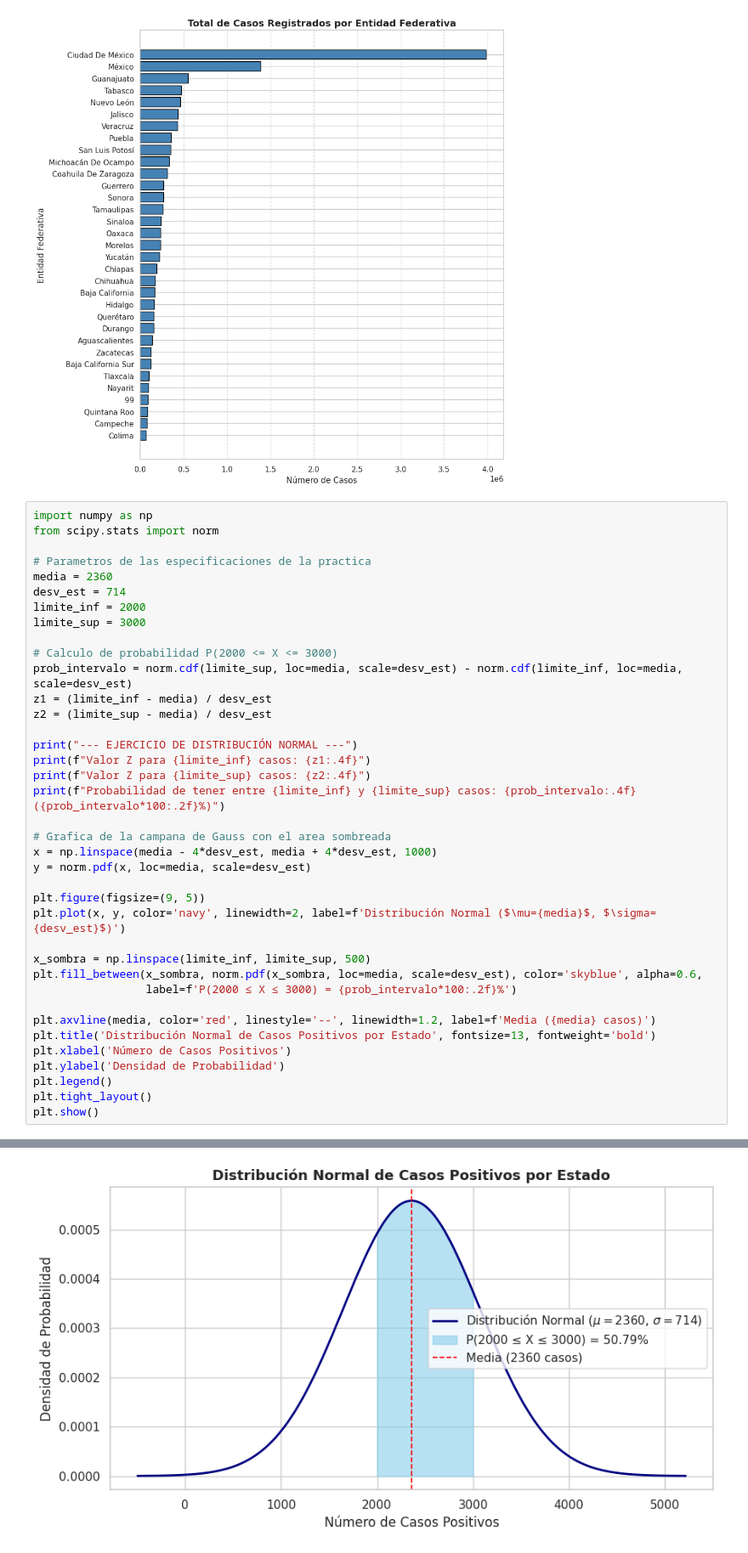
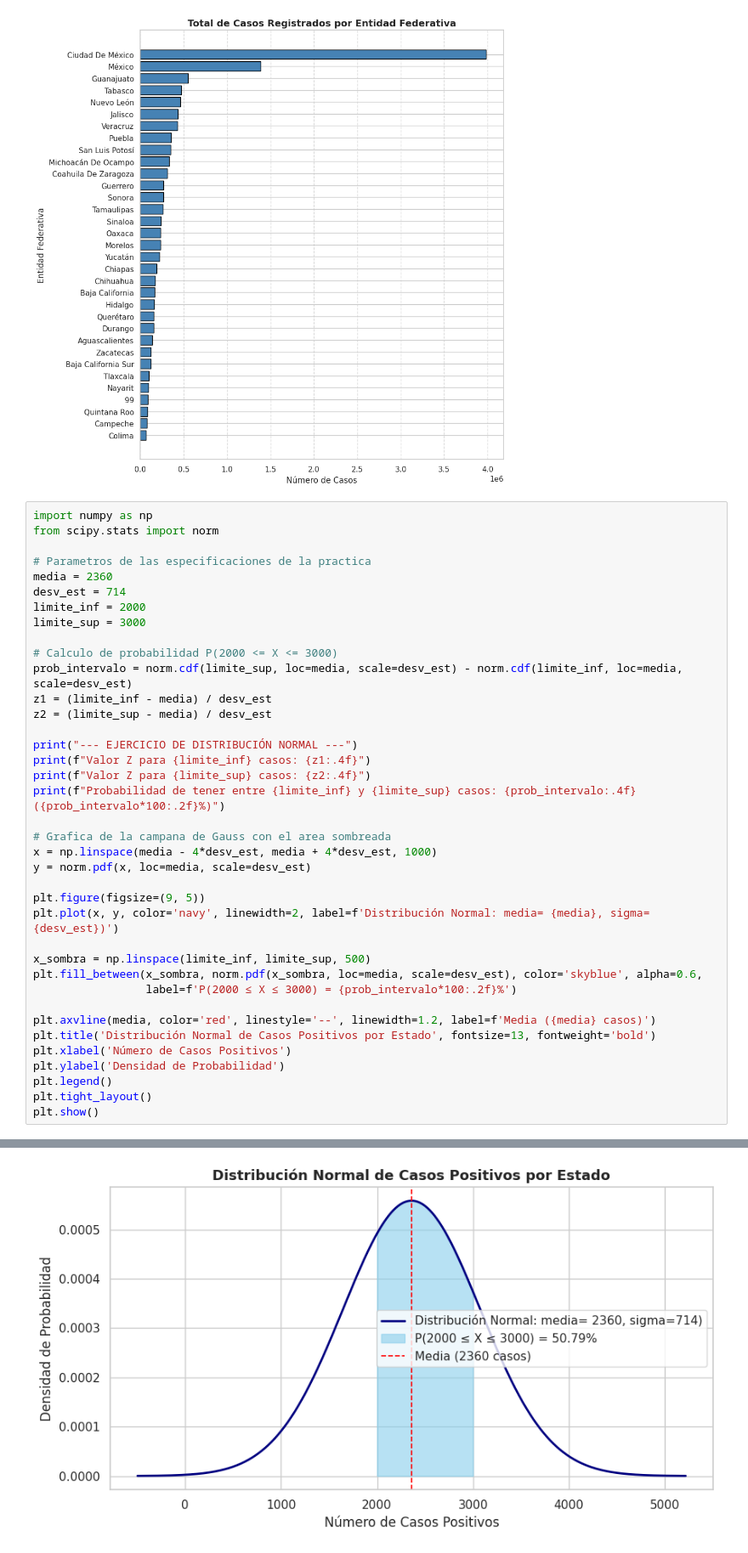
Before and after one commit to LuisDavid0460/ProbabilidadYEstadistica, a Jupyter notebook: Unidad6/PracticaFinalProbabilidadYEstadistica.ipynb, the cells around one changed output, grey strips where cells are left out. Shown at 85% size. Saved outputs shown, nothing was run; the diff lists cells and outputs as text.

```diff
--- a/Unidad6/PracticaFinalProbabilidadYEstadistica.ipynb
+++ b/Unidad6/PracticaFinalProbabilidadYEstadistica.ipynb
@@ -222,35 +222,35 @@ prob_intervalo = norm.cdf(limite_sup, loc=media, scale=desv_est) - norm.cdf(limi
 z1 = (limite_inf - media) / desv_est
 z2 = (limite_sup - media) / desv_est
 
 print("--- EJERCICIO DE DISTRIBUCIÓN NORMAL ---")
 print(f"Valor Z para {limite_inf} casos: {z1:.4f}")
 print(f"Valor Z para {limite_sup} casos: {z2:.4f}")
 print(f"Probabilidad de tener entre {limite_inf} y {limite_sup} casos: {prob_intervalo:.4f} ({prob_intervalo*100:.2f}%)")
 
 # Grafica de la campana de Gauss con el area sombreada
 x = np.linspace(media - 4*desv_est, media + 4*desv_est, 1000)
 y = norm.pdf(x, loc=media, scale=desv_est)
 
 plt.figure(figsize=(9, 5))
-plt.plot(x, y, color='navy', linewidth=2, label=f'Distribución Normal ($\mu={media}$, $\sigma={desv_est}$)')
+plt.plot(x, y, color='navy', linewidth=2, label=f'Distribución Normal: media= {media}, sigma={desv_est})')
 
 x_sombra = np.linspace(limite_inf, limite_sup, 500)
 plt.fill_between(x_sombra, norm.pdf(x_sombra, loc=media, scale=desv_est), color='skyblue', alpha=0.6,
                  label=f'P(2000 ≤ X ≤ 3000) = {prob_intervalo*100:.2f}%')
 
 plt.axvline(media, color='red', linestyle='--', linewidth=1.2, label=f'Media ({media} casos)')
 plt.title('Distribución Normal de Casos Positivos por Estado', fontsize=13, fontweight='bold')
 plt.xlabel('Número de Casos Positivos')
 plt.ylabel('Densidad de Probabilidad')
 plt.legend()
 plt.tight_layout()
 plt.show()
 # %% [output]
 --- EJERCICIO DE DISTRIBUCIÓN NORMAL ---
 Valor Z para 2000 casos: -0.5042
 Valor Z para 3000 casos: 0.8964
 Probabilidad de tener entre 2000 y 3000 casos: 0.5079 (50.79%)
-[figure, old version]
+[figure, new version]
 # %% [markdown]
 ## Interpretación Estadística de Probabilidades por Comorbilidad
 
```
